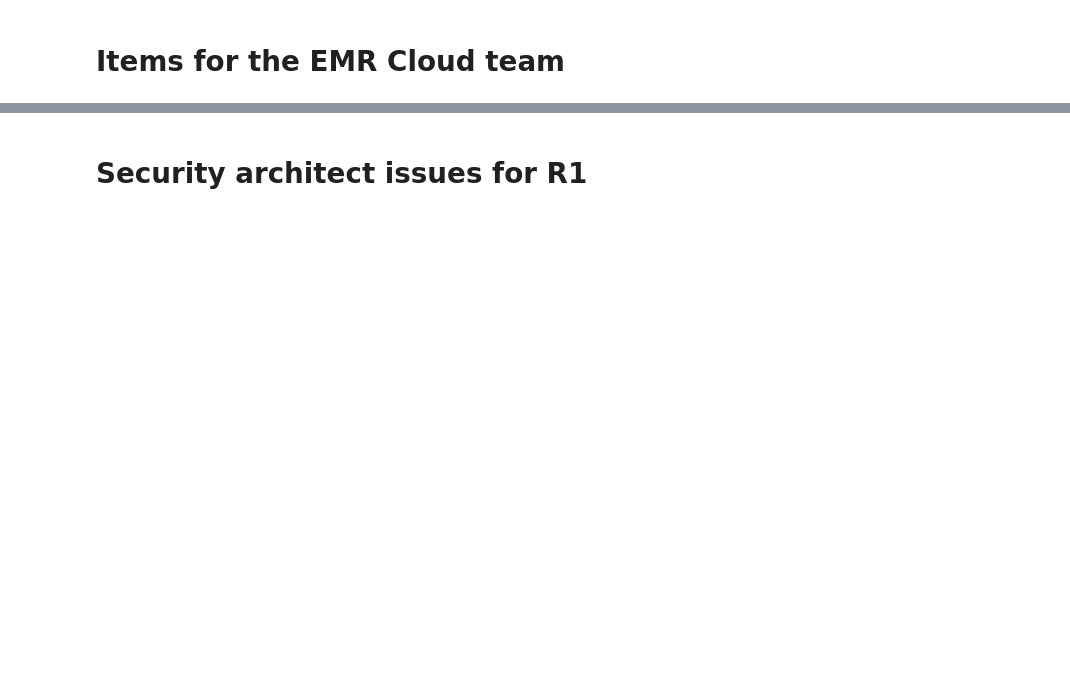
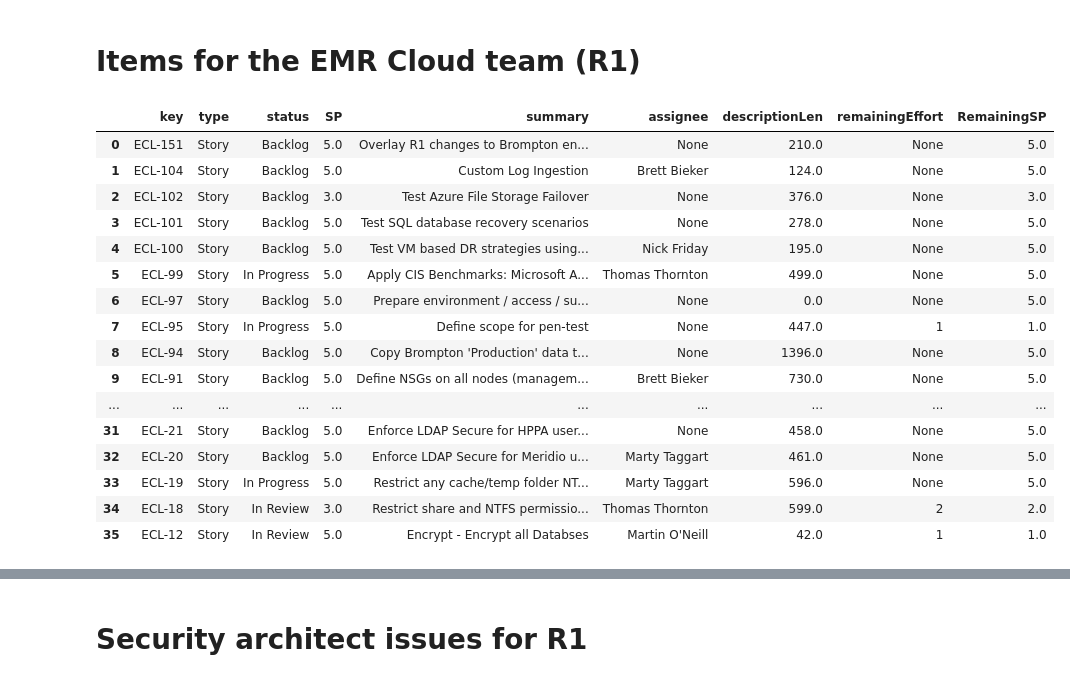
Before and after one commit to robert-krasinski/JiraAndPythonForManagers, a Jupyter notebook: R1 EMC estimation.ipynb, the cells around one changed output, grey strips where cells are left out. Cells and saved outputs as stored; diff of their text form; code cells hidden in the pictures; blank space fills up the shorter version.

```diff
--- a/R1 EMC estimation.ipynb
+++ b/R1 EMC estimation.ipynb
@@ -10,9 +12,11 @@ InteractiveShell.ast_node_interactivity = "all"
 jira_url = 'https://kainos-evolve.atlassian.net'
 jira = JIRA(jira_url)
 # %% [markdown]
-# Items for the EMR Cloud team
+# Items for the EMR Cloud team (R1)
 # %%
-jql = 'project = ECL and type not in subTaskIssueTypes() and type != epic and fixVersion = R1 and labels = Required_for_production_data and statusCategory != Done and labels != sec_arch'
+#jql = 'project = ECL and type not in subTaskIssueTypes() and type != epic and fixVersion = R1 and labels = Required_for_production_data and statusCategory != Done and labels != sec_arch'
+#jql = 'project = ECL and type not in subTaskIssueTypes() and type != epic and fixVersion = R1  and statusCategory != Done and (labels != sec_arch or labels is empty)'
+jql = 'project = ECL AND type not in subTaskIssueTypes() AND type != epic AND fixVersion = R1 AND statusCategory != Done AND (labels = Required_for_production_data and labels != sec_arch)'
 issuesRaw = jira.search_issues(jql)
 
 issues = pd.DataFrame()
@@ -22,32 +26,52 @@ issues['status'] = ''
 issues['SP'] = 0
 issues['summary'] = ''
 
 #add issues to dataframe
 for issue in issuesRaw:
     descriptionLen = 0
     if issue.fields.description : descriptionLen = len(issue.fields.description)
 
     assignee = None
     if issue.fields.assignee : assignee = issue.fields.assignee.displayName
 
     issues = issues.append(
         {
          'key': issue.key,
          'type': issue.fields.issuetype.name,
          'status': issue.fields.status.name,
          'SP': issue.fields.customfield_10005,
          'remainingEffort': issue.fields.customfield_14500,
          'summary': issue.fields.summary,
          'descriptionLen': descriptionLen,
          'assignee': assignee
         }, ignore_index=True)
 
 #only use remainingEffort if it's defined
 def setRemainingSP(remainingEffort, SP):
-    if(remainingEffort != None): return remainingEffort
+    if(not pd.isnull(remainingEffort)): return remainingEffort
     else: return SP
 
 issues['RemainingSP'] = issues.apply(lambda x: setRemainingSP(x['remainingEffort'], x['SP']), axis=1)
 
+#print(issues.RemainingSP.sum())
 issues
+#issues.to_clipboard()
+# %% [output]
+|  | key | type | status | SP | summary | assignee | descriptionLen | remainingEffort | RemainingSP |
+| 0 | ECL-151 | Story | Backlog | 5.0 | Overlay R1 changes to Brompton en... | None | 210.0 | None | 5.0 |
+| 1 | ECL-104 | Story | Backlog | 5.0 | Custom Log Ingestion | Brett Bieker | 124.0 | None | 5.0 |
+| 2 | ECL-102 | Story | Backlog | 3.0 | Test Azure File Storage Failover | None | 376.0 | None | 3.0 |
+| 3 | ECL-101 | Story | Backlog | 5.0 | Test SQL database recovery scenarios | None | 278.0 | None | 5.0 |
+| 4 | ECL-100 | Story | Backlog | 5.0 | Test VM based DR strategies using... | Nick Friday | 195.0 | None | 5.0 |
+| 5 | ECL-99 | Story | In Progress | 5.0 | Apply CIS Benchmarks: Microsoft A... | Thomas Thornton | 499.0 | None | 5.0 |
+| 6 | ECL-97 | Story | Backlog | 5.0 | Prepare environment / access / su... | None | 0.0 | None | 5.0 |
+| 7 | ECL-95 | Story | In Progress | 5.0 | Define scope for pen-test | None | 447.0 | 1 | 1.0 |
+| 8 | ECL-94 | Story | Backlog | 5.0 | Copy Brompton 'Production' data t... | None | 1396.0 | None | 5.0 |
+| 9 | ECL-91 | Story | Backlog | 5.0 | Define NSGs on all nodes (managem... | Brett Bieker | 730.0 | None | 5.0 |
+| ... | ... | ... | ... | ... | ... | ... | ... | ... | ... |
+| 31 | ECL-21 | Story | Backlog | 5.0 | Enforce LDAP Secure for HPPA user... | None | 458.0 | None | 5.0 |
+| 32 | ECL-20 | Story | Backlog | 5.0 | Enforce LDAP Secure for Meridio u... | Marty Taggart | 461.0 | None | 5.0 |
+| 33 | ECL-19 | Story | In Progress | 5.0 | Restrict any cache/temp folder NT... | Marty Taggart | 596.0 | None | 5.0 |
+| 34 | ECL-18 | Story | In Review | 3.0 | Restrict share and NTFS permissio... | Thomas Thornton | 599.0 | 2 | 2.0 |
+| 35 | ECL-12 | Story | In Review | 5.0 | Encrypt - Encrypt all Databses | Martin O'Neill | 42.0 | 1 | 1.0 |
 # %%
```
Also changed, not shown: parts of 16 cells of this notebook, 21 other files.
